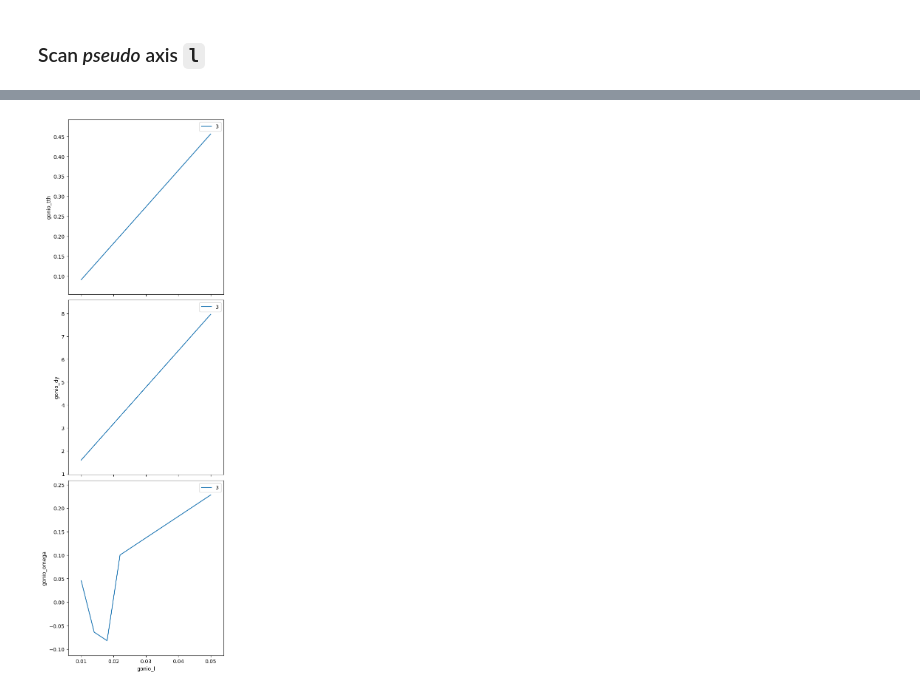
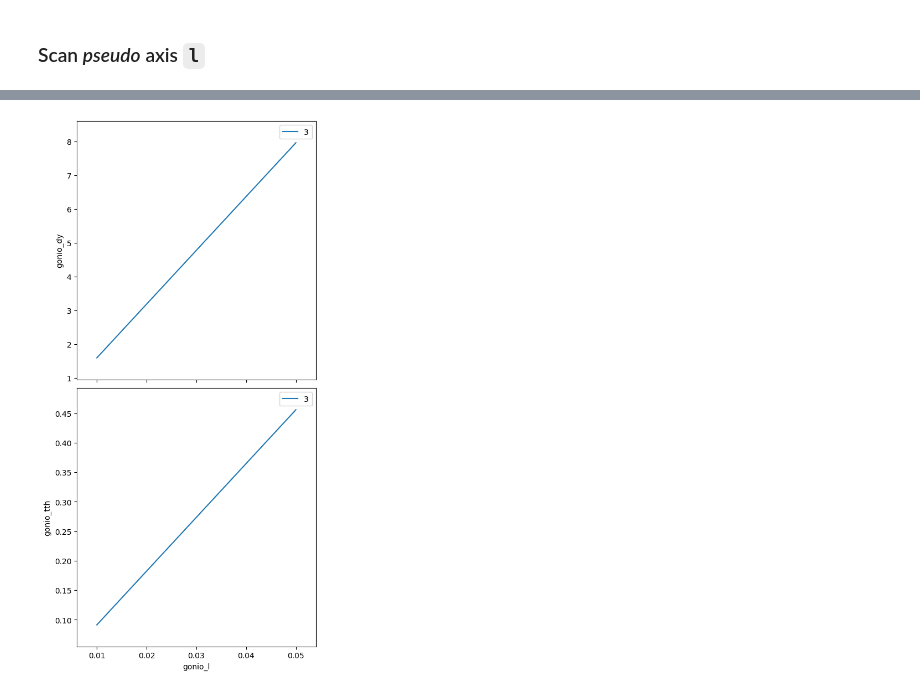
Before and after one commit to bluesky/hklpy2, a Jupyter notebook: docs/source/examples/virtual-axis.ipynb, the cells around one changed output, grey strips where cells are left out. Cells and saved outputs as stored; diff of their text form; code cells hidden in the pictures.

```diff
--- a/docs/source/examples/virtual-axis.ipynb
+++ b/docs/source/examples/virtual-axis.ipynb
@@ -306,6 +309,6 @@ positioners: dy=8.7269
 # %% [markdown]
 ### Scan *pseudo* axis `l`
 # %%
-RE(bp.scan([gonio.omega, gonio.tth, gonio.dy], gonio.l, 0.01, 0.05, 11))
+RE(bp.scan([gonio.tth, gonio.dy], gonio.l, 0.01, 0.05, 11))
 gonio.wh()
 # %% [output]
@@ -324,6 +327,6 @@ New stream: 'primary'
 ... (10 lines left out)
 wavelength=1.0
 pseudos: h=-0.0002, k=0, l=0.05
 reals: omega=0.2281, chi=0, phi=-0.274, tth=0.4562
 positioners: dy=7.9621
-[figure, old version]
+[figure, new version]
```
Also changed, not shown: parts of 5 cells of this notebook.
